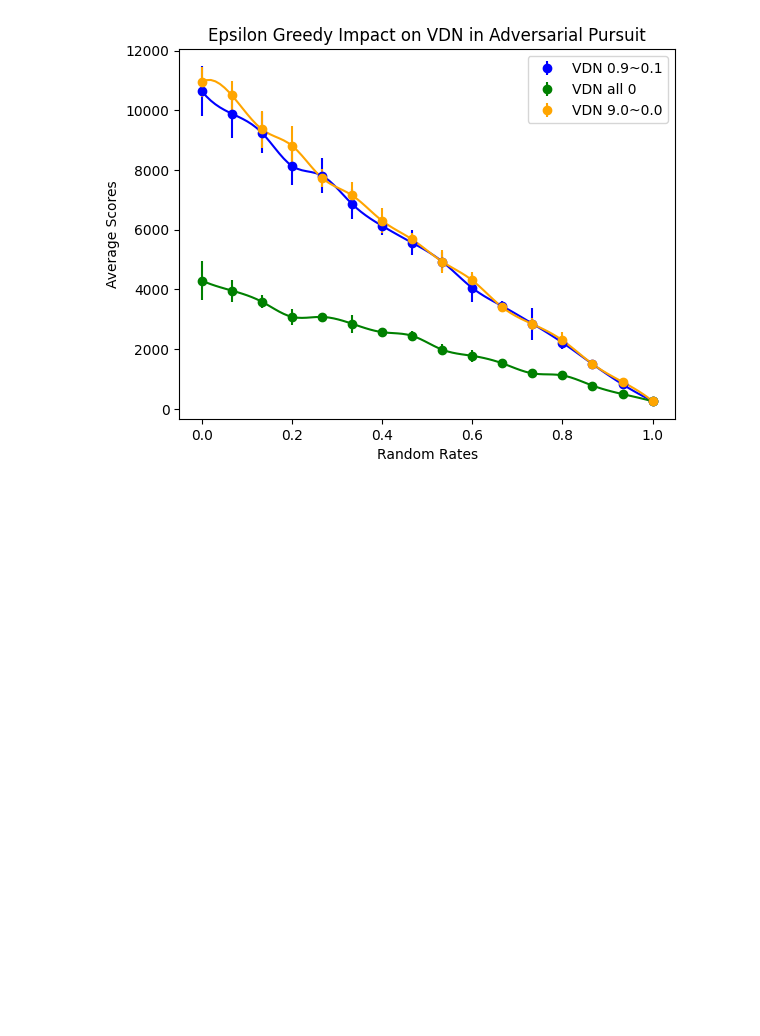
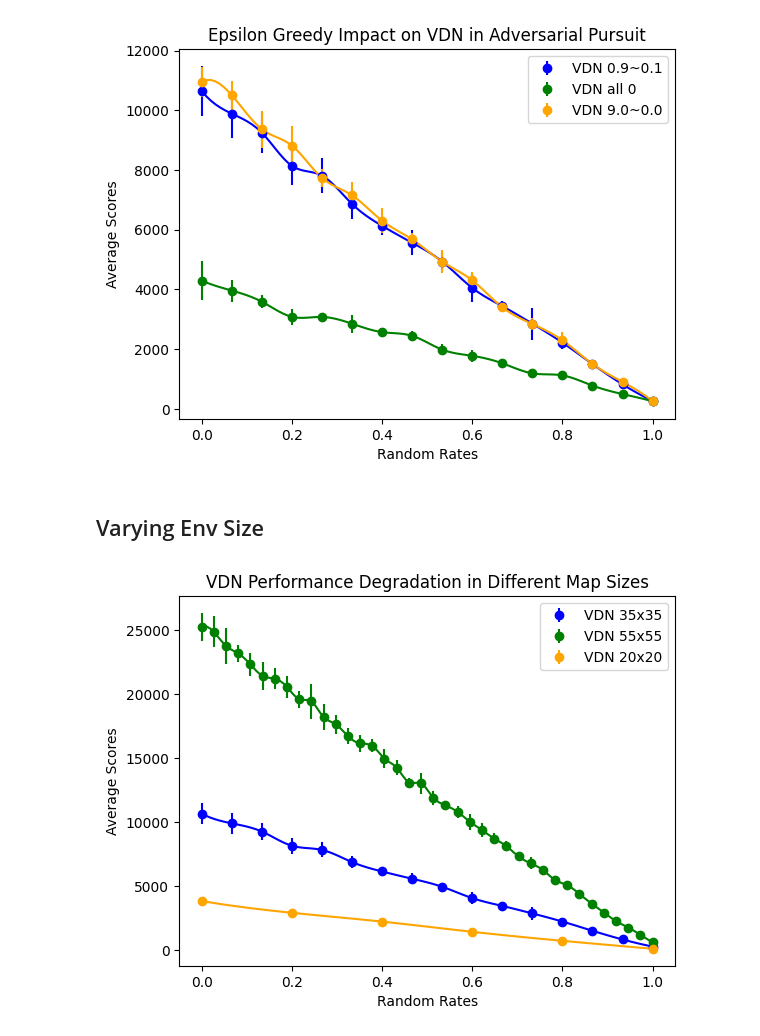
Before and after one commit to rainyuxuan/cmarl-resilience, a Jupyter notebook: notebooks/4-visualize.ipynb, the cells around one changed output. Cells and saved outputs as stored; diff of their text form; code cells hidden in the pictures; blank space fills up the shorter version.

```diff
--- a/notebooks/4-visualize.ipynb
+++ b/notebooks/4-visualize.ipynb
@@ -300,3 +300,24 @@ plot_stacked_scores_over_random_rates(
     }, title='Epsilon Greedy Impact on VDN in Adversarial Pursuit')
 # %% [output]
 [figure]
+# %% [markdown]
+## Varying Env Size
+# %%
+plot_stacked_scores_over_random_rates(
+    {
+        'VDN 35x35': {
+            'scores': load_dict('vdn-adversarial_pursuit-2024-12-12-rate_scores'),
+            'color': colors['vdn'],
+        },
+        'VDN 55x55': {
+            'scores': load_dict('vdn-adversarial_pursuit_big-2024-12-12-rate_scores'),
+            'color': colors['qmix'],
+        },
+        'VDN 20x20': {
+            'scores': load_dict('vdn-adversarial_pursuit_small-2024-12-12-rate_scores'),
+            'color': colors['idqn'],
+        }
+    }, title='VDN Performance Degradation in Different Map Sizes'
+)
+# %% [output]
+[figure, added]
```
Also changed, not shown: parts of 2 cells of this notebook, 1 other file.
